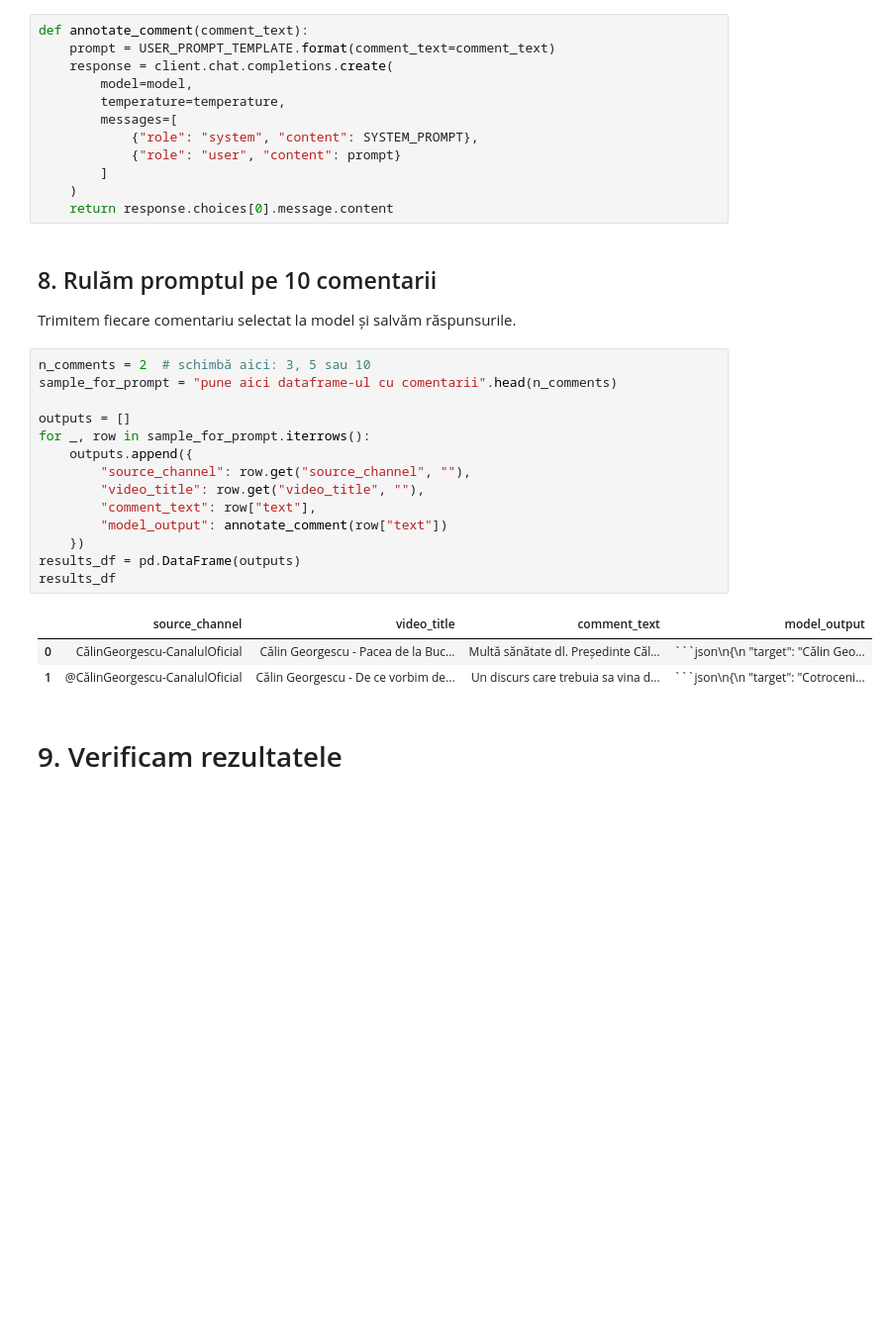
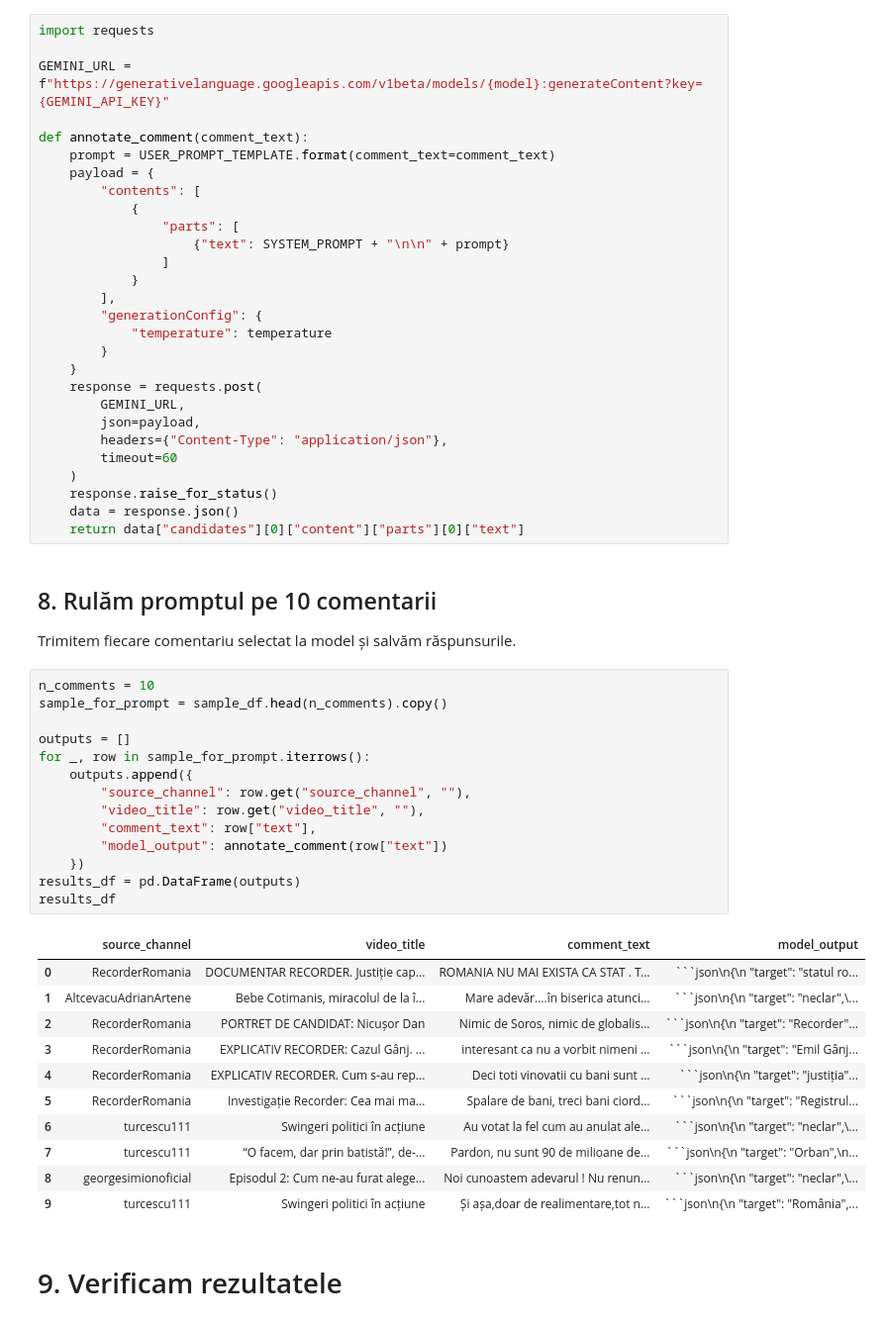
Before and after one commit to AIE-2026/echochamber-project-team-1, a Jupyter notebook: notebooks/student_5/C3_Tema1_first_promt.ipynb, the cells around one changed output. Shown at 99% size. Saved outputs shown, nothing was run; the diff lists cells and outputs as text; blank space fills up the shorter version.

Commit message:
Complete Tema 1 corpus exploration and first prompt for student_5

````diff
--- a/notebooks/student_5/C3_Tema1_first_promt.ipynb
+++ b/notebooks/student_5/C3_Tema1_first_promt.ipynb
@@ -169,36 +197,60 @@ client = OpenAI(
 # %%
+import requests
+
+GEMINI_URL = f"https://generativelanguage.googleapis.com/v1beta/models/{model}:generateContent?key={GEMINI_API_KEY}"
+
 def annotate_comment(comment_text):
     prompt = USER_PROMPT_TEMPLATE.format(comment_text=comment_text)
-    response = client.chat.completions.create(
-        model=model,
-        temperature=temperature,
-        messages=[
-            {"role": "system", "content": SYSTEM_PROMPT},
-            {"role": "user", "content": prompt}
-        ]
+    payload = {
+        "contents": [
+            {
+                "parts": [
+                    {"text": SYSTEM_PROMPT + "\n\n" + prompt}
+                ]
+            }
+        ],
+        "generationConfig": {
+            "temperature": temperature
+        }
+    }
+    response = requests.post(
+        GEMINI_URL,
+        json=payload,
+        headers={"Content-Type": "application/json"},
+        timeout=60
     )
-    return response.choices[0].message.content
+    response.raise_for_status()
+    data = response.json()
+    return data["candidates"][0]["content"]["parts"][0]["text"]
 # %% [markdown]
 ## 8. Rulăm promptul pe 10 comentarii
 Trimitem fiecare comentariu selectat la model și salvăm răspunsurile.
 # %%
-n_comments = 2  # schimbă aici: 3, 5 sau 10
-sample_for_prompt = "pune aici dataframe-ul cu comentarii".head(n_comments)
+n_comments = 10
+sample_for_prompt = sample_df.head(n_comments).copy()
 
 outputs = []
 for _, row in sample_for_prompt.iterrows():
     outputs.append({
         "source_channel": row.get("source_channel", ""),
         "video_title": row.get("video_title", ""),
         "comment_text": row["text"],
         "model_output": annotate_comment(row["text"])
     })
 results_df = pd.DataFrame(outputs)
 results_df
 # %% [output]
 |  | source_channel | video_title | comment_text | model_output |
-| 0 | CălinGeorgescu-CanalulOficial | Călin Georgescu - Pacea de la Buc... | Multă sănătate dl. Președinte Căl... | ```json\n{\n "target": "Călin Geo... |
-| 1 | @CălinGeorgescu-CanalulOficial | Călin Georgescu - De ce vorbim de... | Un discurs care trebuia sa vina d... | ```json\n{\n "target": "Cotroceni... |
+| 0 | RecorderRomania | DOCUMENTAR RECORDER. Justiție cap... | ROMANIA NU MAI EXISTA CA STAT . T... | ```json\n{\n "target": "statul ro... |
+| 1 | AltcevacuAdrianArtene | Bebe Cotimanis, miracolul de la î... | Mare adevăr....în biserica atunci... | ```json\n{\n "target": "neclar",\... |
+| 2 | RecorderRomania | PORTRET DE CANDIDAT: Nicușor Dan | Nimic de Soros, nimic de globalis... | ```json\n{\n "target": "Recorder"... |
+| 3 | RecorderRomania | EXPLICATIV RECORDER: Cazul Gânj. ... | interesant ca nu a vorbit nimeni ... | ```json\n{\n "target": "Emil Gânj... |
+| 4 | RecorderRomania | EXPLICATIV RECORDER. Cum s-au rep... | Deci toti vinovatii cu bani sunt ... | ```json\n{\n "target": "justiția"... |
+| 5 | RecorderRomania | Investigație Recorder: Cea mai ma... | Spalare de bani, treci bani ciord... | ```json\n{\n "target": "Registrul... |
+| 6 | turcescu111 | Swingeri politici în acțiune | Au votat la fel cum au anulat ale... | ```json\n{\n "target": "neclar",\... |
+| 7 | turcescu111 | “O facem, dar prin batistă!”, de-... | Pardon, nu sunt 90 de milioane de... | ```json\n{\n "target": "Orban",\n... |
+| 8 | georgesimionoficial | Episodul 2: Cum ne-au furat alege... | Noi cunoastem adevarul ! Nu renun... | ```json\n{\n "target": "neclar",\... |
+| 9 | turcescu111 | Swingeri politici în acțiune | Și așa,doar de realimentare,tot n... | ```json\n{\n "target": "România",... |
 # %% [markdown]
 # 9. Verificam rezultatele
 # %%
````
Also changed, not shown: parts of 9 cells of this notebook.
